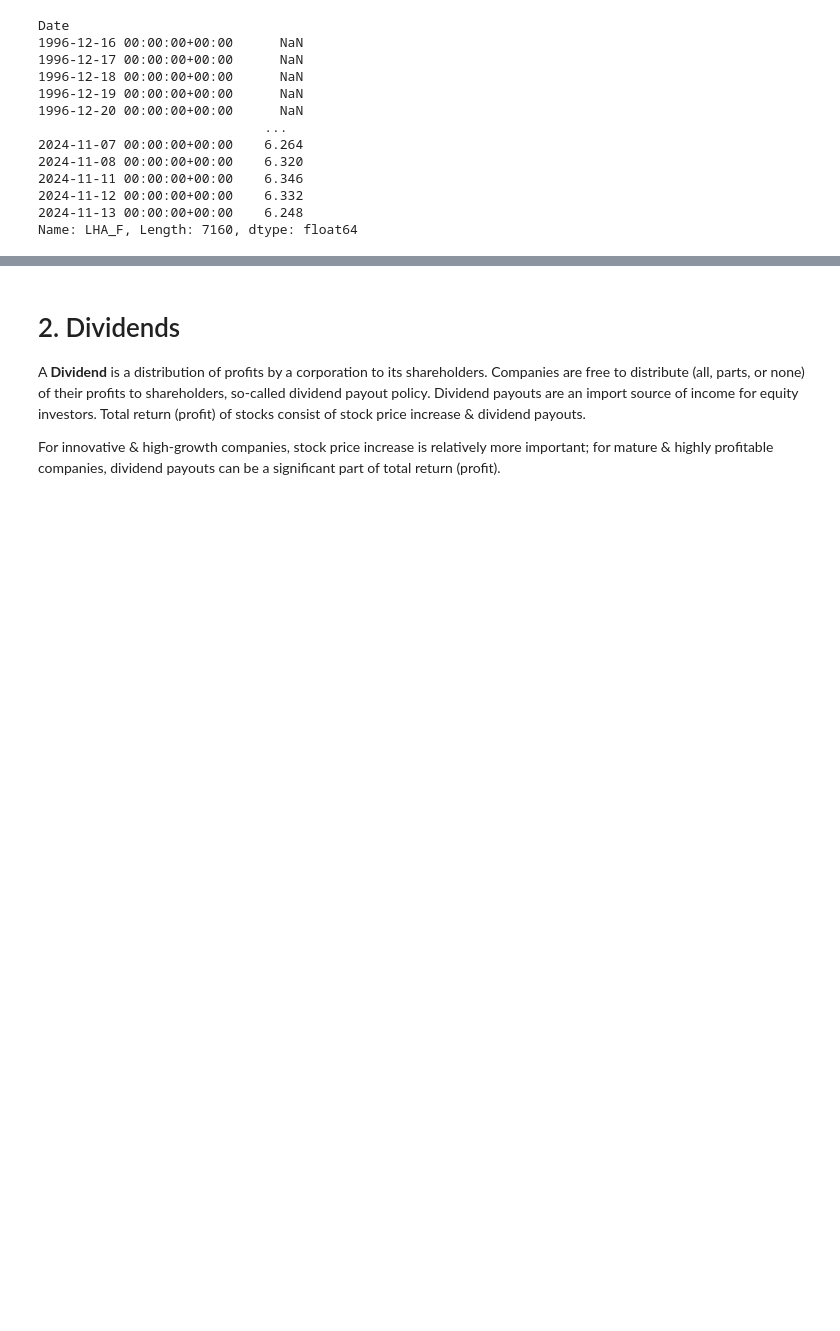
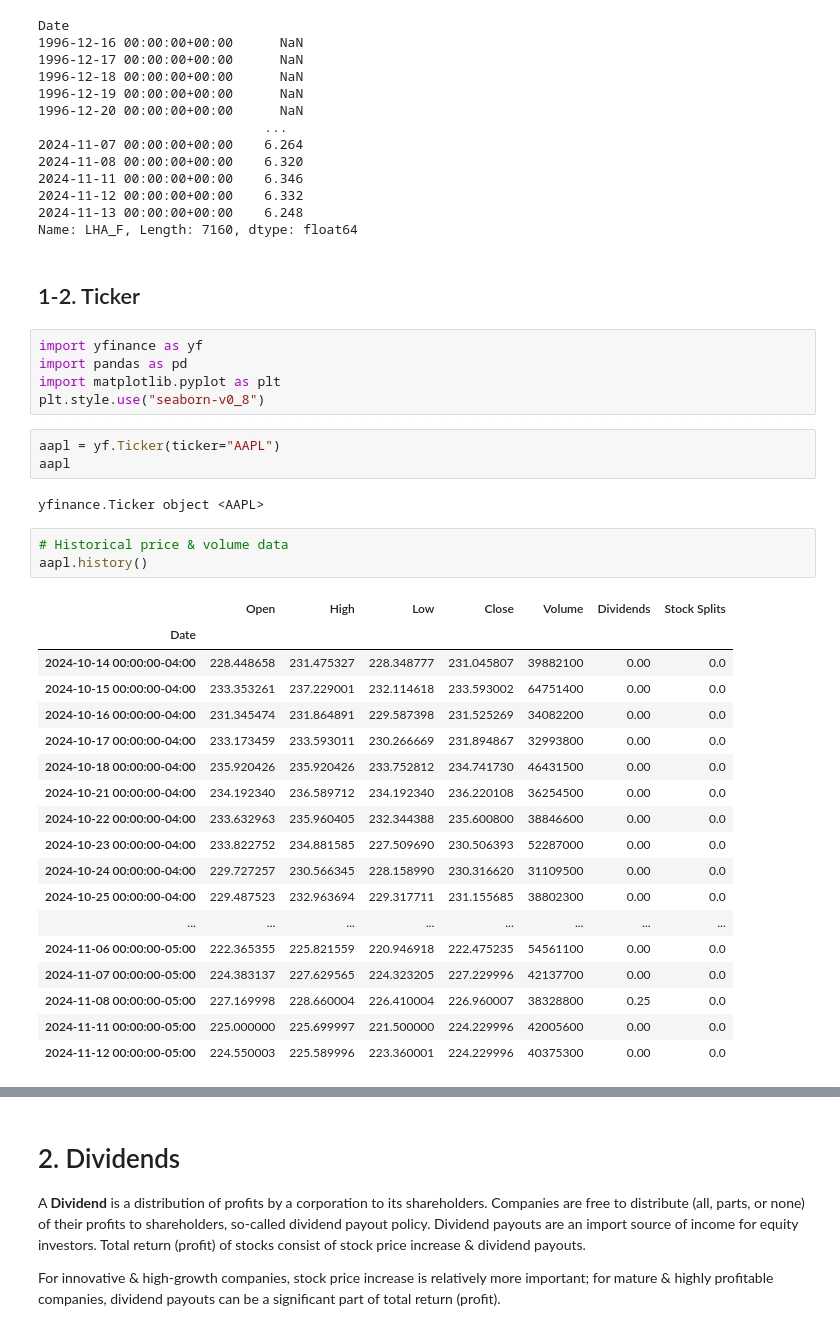
Before and after one commit to yungshun317/pd-algo-trading, a Jupyter notebook: equity_analysis.ipynb, the cells around one changed output, grey strips where cells are left out. Cells and saved outputs as stored; diff of their text form; blank space fills up the shorter version.

```diff
--- a/equity_analysis.ipynb
+++ b/equity_analysis.ipynb
@@ -731,3 +732,37 @@ Date
 2024-11-12 00:00:00+00:00    6.332
 2024-11-13 00:00:00+00:00    6.248
 Name: LHA_F, Length: 7160, dtype: float64
+# %% [markdown]
+## 1-2. Ticker
+# %%
+import yfinance as yf
+import pandas as pd
+import matplotlib.pyplot as plt
+plt.style.use("seaborn-v0_8")
+# %%
+aapl = yf.Ticker(ticker="AAPL")
+aapl
+# %% [output]
+yfinance.Ticker object <AAPL>
+# %%
+# Historical price & volume data
+aapl.history()
+# %% [output]
+|  | Open | High | Low | Close | Volume | Dividends | Stock Splits |
+| Date |  |  |  |  |  |  |  |
+| 2024-10-14 00:00:00-04:00 | 228.448658 | 231.475327 | 228.348777 | 231.045807 | 39882100 | 0.00 | 0.0 |
+| 2024-10-15 00:00:00-04:00 | 233.353261 | 237.229001 | 232.114618 | 233.593002 | 64751400 | 0.00 | 0.0 |
+| 2024-10-16 00:00:00-04:00 | 231.345474 | 231.864891 | 229.587398 | 231.525269 | 34082200 | 0.00 | 0.0 |
+| 2024-10-17 00:00:00-04:00 | 233.173459 | 233.593011 | 230.266669 | 231.894867 | 32993800 | 0.00 | 0.0 |
+| 2024-10-18 00:00:00-04:00 | 235.920426 | 235.920426 | 233.752812 | 234.741730 | 46431500 | 0.00 | 0.0 |
+| 2024-10-21 00:00:00-04:00 | 234.192340 | 236.589712 | 234.192340 | 236.220108 | 36254500 | 0.00 | 0.0 |
+| 2024-10-22 00:00:00-04:00 | 233.632963 | 235.960405 | 232.344388 | 235.600800 | 38846600 | 0.00 | 0.0 |
+| 2024-10-23 00:00:00-04:00 | 233.822752 | 234.881585 | 227.509690 | 230.506393 | 52287000 | 0.00 | 0.0 |
+| 2024-10-24 00:00:00-04:00 | 229.727257 | 230.566345 | 228.158990 | 230.316620 | 31109500 | 0.00 | 0.0 |
+| 2024-10-25 00:00:00-04:00 | 229.487523 | 232.963694 | 229.317711 | 231.155685 | 38802300 | 0.00 | 0.0 |
+| ... | ... | ... | ... | ... | ... | ... | ... |
+| 2024-11-06 00:00:00-05:00 | 222.365355 | 225.821559 | 220.946918 | 222.475235 | 54561100 | 0.00 | 0.0 |
+| 2024-11-07 00:00:00-05:00 | 224.383137 | 227.629565 | 224.323205 | 227.229996 | 42137700 | 0.00 | 0.0 |
+| 2024-11-08 00:00:00-05:00 | 227.169998 | 228.660004 | 226.410004 | 226.960007 | 38328800 | 0.25 | 0.0 |
+| 2024-11-11 00:00:00-05:00 | 225.000000 | 225.699997 | 221.500000 | 224.229996 | 42005600 | 0.00 | 0.0 |
+| 2024-11-12 00:00:00-05:00 | 224.550003 | 225.589996 | 223.360001 | 224.229996 | 40375300 | 0.00 | 0.0 |
```
Also changed, not shown: parts of 29 cells of this notebook.
